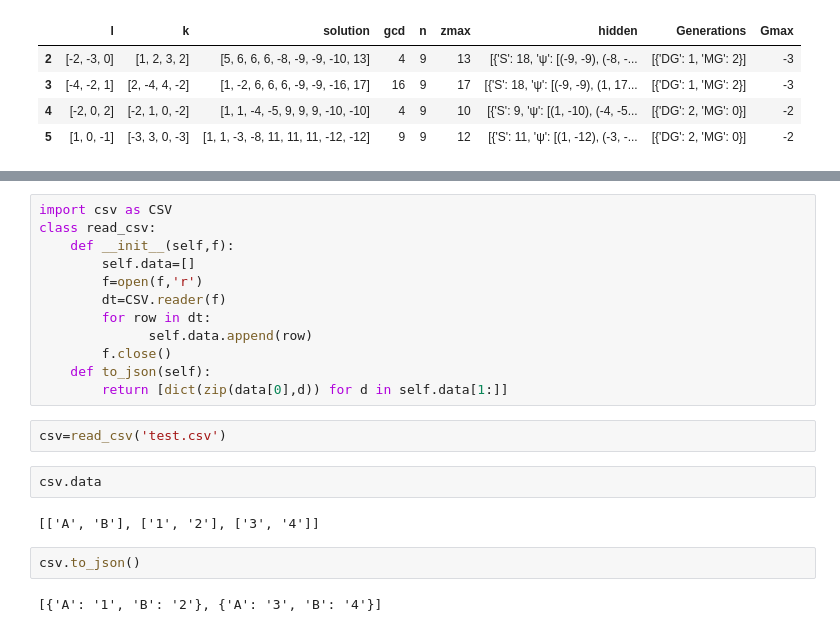
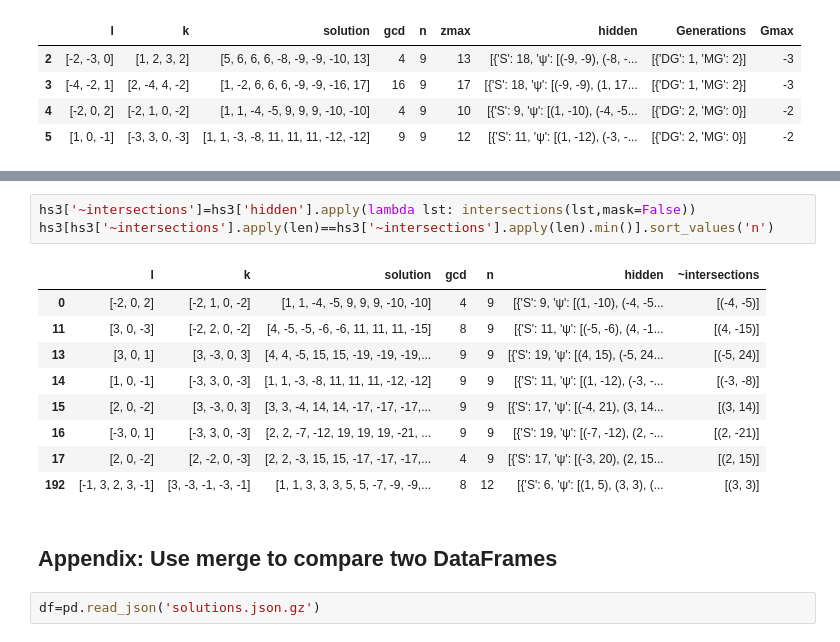
Before and after one commit to restrepo/Advanced_Computation, a Jupyter notebook: Data_Analysis.ipynb, the cells around one changed output, grey strips where cells are left out. Cells and saved outputs as stored; diff of their text form.

```diff
--- a/Data_Analysis.ipynb
+++ b/Data_Analysis.ipynb
@@ -554,25 +563,20 @@ hs3[hs3['n']==12][:5]
 | 109 | [-3, -9, 0, -3, 3] | [9, -10, -9, -3, 4] | [2, 3, 3, 3, -9, -9, -9, -9, 10, ... | 36 | 12 | 28 | [{'S': 18, 'ψ': [(-9, 27), (10, -... | [{'DG': 1, 'MG': 4}] | -5 |
 | 110 | [-1, 3, 2, 3, -1] | [3, -3, -1, -3, -1] | [1, 1, 3, 3, 3, 5, 5, -7, -9, -9,... | 8 | 12 | 13 | [{'S': 6, 'ψ': [(1, 5), (3, 3), (... | [{'DG': 2, 'MG': 3}] | -5 |
 | 111 | [1, 3, 2, 0, -3] | [-3, -2, -1, -2, -3] | [3, 3, 3, 6, 7, -8, -9, -9, -9, -... | 8 | 12 | 12 | [{'S': 18, 'ψ': [(6, 12), (-9, -9... | [{'DG': 1, 'MG': 3}] | -4 |
-# %%
-import csv as CSV
-class read_csv:
-    def __init__(self,f):
-        self.data=[]
-        f=open(f,'r')
-        dt=CSV.reader(f)
-        for row in dt:
-              self.data.append(row)
-        f.close()
-    def to_json(self):
-        return [dict(zip(data[0],d)) for d in self.data[1:]]
-# %%
-csv=read_csv('test.csv')
-# %%
-csv.data
-# %% [output]
-[['A', 'B'], ['1', '2'], ['3', '4']]
-# %%
-csv.to_json()
-# %% [output]
-[{'A': '1', 'B': '2'}, {'A': '3', 'B': '4'}]
+# %%
+hs3['~intersections']=hs3['hidden'].apply(lambda lst: intersections(lst,mask=False))
+hs3[hs3['~intersections'].apply(len)==hs3['~intersections'].apply(len).min()].sort_values('n')
+# %% [output]
+|  | l | k | solution | gcd | n | hidden | ~intersections |
+| 0 | [-2, 0, 2] | [-2, 1, 0, -2] | [1, 1, -4, -5, 9, 9, 9, -10, -10] | 4 | 9 | [{'S': 9, 'ψ': [(1, -10), (-4, -5... | [(-4, -5)] |
+| 11 | [3, 0, -3] | [-2, 2, 0, -2] | [4, -5, -5, -6, -6, 11, 11, 11, -15] | 8 | 9 | [{'S': 11, 'ψ': [(-5, -6), (4, -1... | [(4, -15)] |
+| 13 | [3, 0, 1] | [3, -3, 0, 3] | [4, 4, -5, 15, 15, -19, -19, -19,... | 9 | 9 | [{'S': 19, 'ψ': [(4, 15), (-5, 24... | [(-5, 24)] |
+| 14 | [1, 0, -1] | [-3, 3, 0, -3] | [1, 1, -3, -8, 11, 11, 11, -12, -12] | 9 | 9 | [{'S': 11, 'ψ': [(1, -12), (-3, -... | [(-3, -8)] |
+| 15 | [2, 0, -2] | [3, -3, 0, 3] | [3, 3, -4, 14, 14, -17, -17, -17,... | 9 | 9 | [{'S': 17, 'ψ': [(-4, 21), (3, 14... | [(3, 14)] |
+| 16 | [-3, 0, 1] | [-3, 3, 0, -3] | [2, 2, -7, -12, 19, 19, 19, -21, ... | 9 | 9 | [{'S': 19, 'ψ': [(-7, -12), (2, -... | [(2, -21)] |
+| 17 | [2, 0, -2] | [2, -2, 0, -3] | [2, 2, -3, 15, 15, -17, -17, -17,... | 4 | 9 | [{'S': 17, 'ψ': [(-3, 20), (2, 15... | [(2, 15)] |
+| 192 | [-1, 3, 2, 3, -1] | [3, -3, -1, -3, -1] | [1, 1, 3, 3, 3, 5, 5, -7, -9, -9,... | 8 | 12 | [{'S': 6, 'ψ': [(1, 5), (3, 3), (... | [(3, 3)] |
+# %% [markdown]
+## Appendix: Use merge to compare two DataFrames
+# %%
+df=pd.read_json('solutions.json.gz')
```
Also changed, not shown: parts of 41 cells of this notebook.
